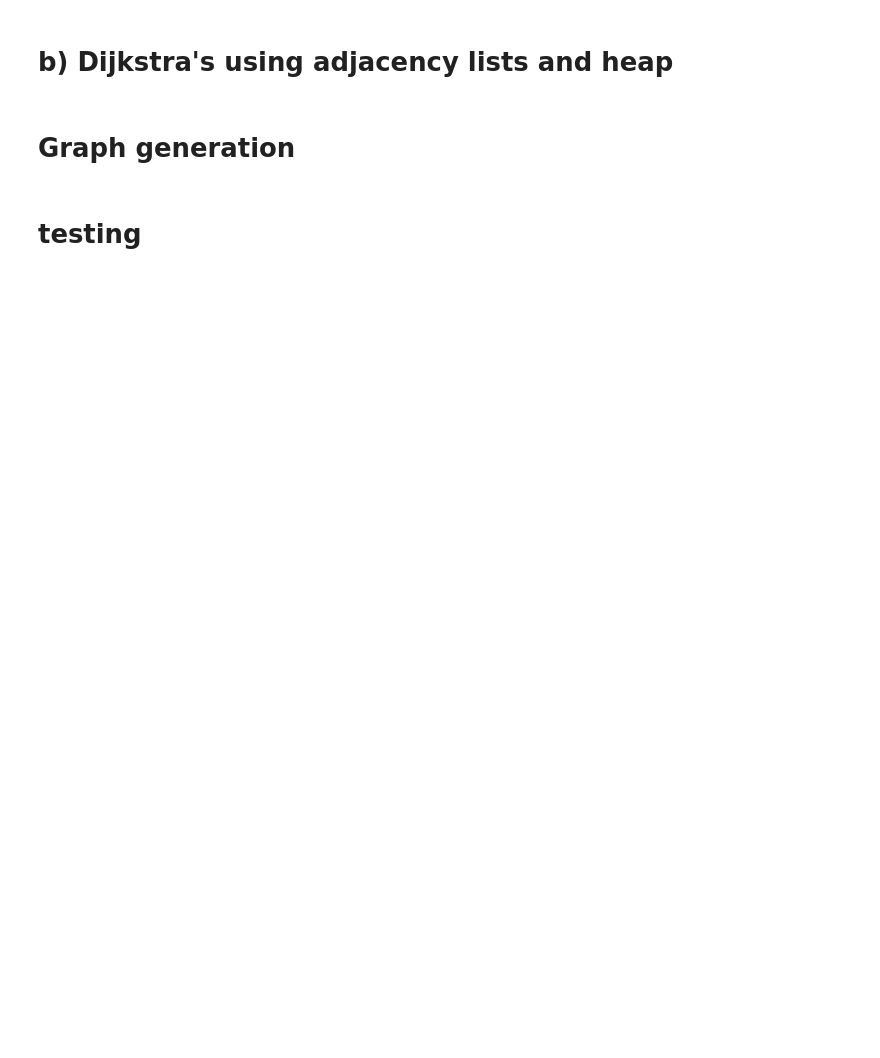
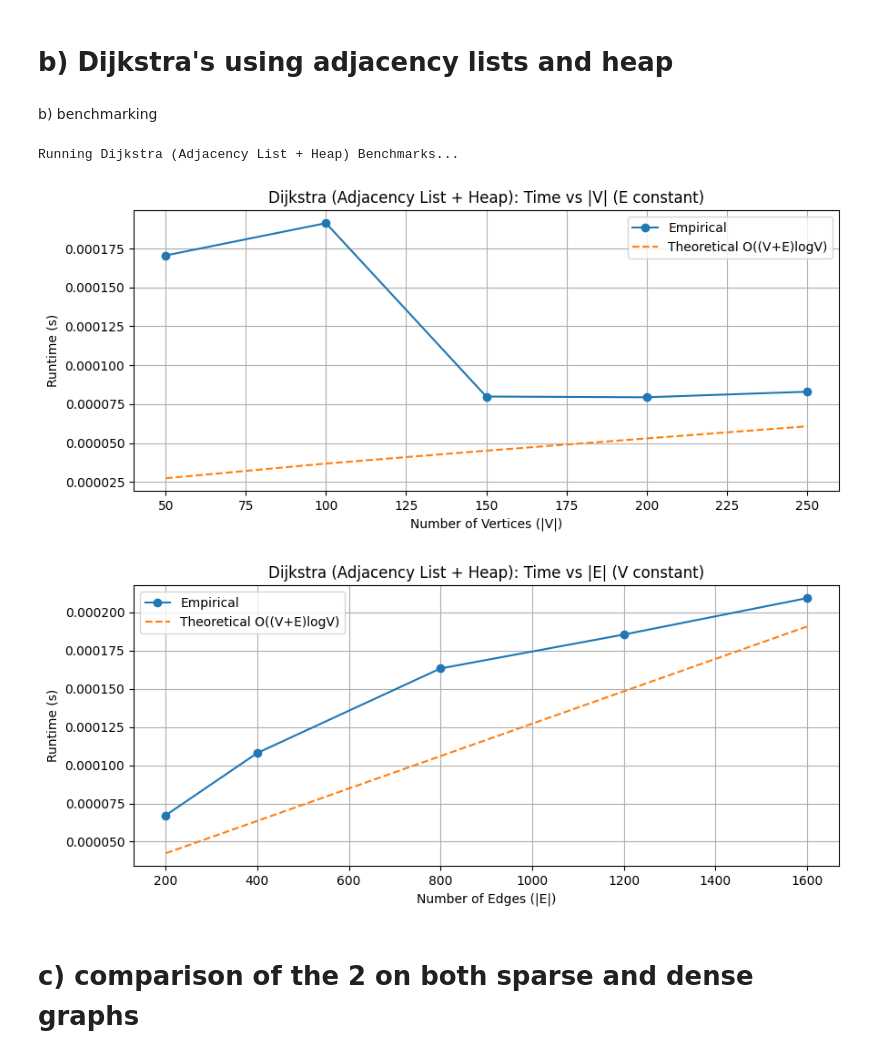
Before and after one commit to steaksandshrooms/SC2001, a Jupyter notebook: project2.ipynb, the cells around one changed output. Saved outputs shown, nothing was run; the diff lists cells and outputs as text; code cells hidden in the pictures; blank space fills up the shorter version.

```diff
--- a/project2.ipynb
+++ b/project2.ipynb
@@ -46,8 +124,66 @@ def dijkList(graph, start):
                 heapq.heappush(pq, (dist[v], v))
 
     return dist
+# %% [markdown]
+b) benchmarking
+# %%
+def benchmark_list():
+    print("Running Dijkstra (Adjacency List + Heap) Benchmarks...")
+
+    E = 300
+    vertex_counts = [50, 100, 150, 200, 250]
+    times = []
+
+    for V in vertex_counts:
+        _, adj_list = generate_graph(V, E if E < V*(V-1)//2 else V*(V-1)//2)
+        start = time.time()
+        dijkList(adj_list, 0)
+        times.append(time.time() - start)
+
+    # Theoretical: O((V+E)logV)
+    theory = [0.00000002 * ((V + E) * math.log(V)) for V in vertex_counts]
+
+    plt.figure(figsize=(10, 4))
+    plt.plot(vertex_counts, times, 'o-', label='Empirical')
+    plt.plot(vertex_counts, theory, '--', label='Theoretical O((V+E)logV)')
+    plt.title("Dijkstra (Adjacency List + Heap): Time vs |V| (E constant)")
+    plt.xlabel("Number of Vertices (|V|)")
+    plt.ylabel("Runtime (s)")
+    plt.legend()
+    plt.grid(True)
+    plt.show()
+
+    V = 200
+    edge_counts = [200, 400, 800, 1200, 1600]
+    times = []
+
+    for E in edge_counts:
+        _, adj_list = generate_graph(V, E)
+        start = time.time()
+        dijkList(adj_list, 0)
+        times.append(time.time() - start)
+
+    # Theoretical: O((V+E)logV)
+    theory = [0.00000002 * ((V + E) * math.log(V)) for E in edge_counts]
+
+    plt.figure(figsize=(10, 4))
+    plt.plot(edge_counts, times, 'o-', label='Empirical')
+    plt.plot(edge_counts, theory, '--', label='Theoretical O((V+E)logV)')
+    plt.title("Dijkstra (Adjacency List + Heap): Time vs |E| (V constant)")
+    plt.xlabel("Number of Edges (|E|)")
+    plt.ylabel("Runtime (s)")
+    plt.legend()
+    plt.grid(True)
+    plt.show()
+
+
+benchmark_list()
+# %% [output]
+Running Dijkstra (Adjacency List + Heap) Benchmarks...
+[figure, added]
+[figure, added]
 # %% [markdown]
-# Graph generation
+# c) comparison of the 2 on both sparse and dense graphs
 # %%
 def generate_dense_graph(V, maxW=10):
     graph = [[math.inf] * V for _ in range(V)]
@@ -68,8 +204,6 @@ def generate_sparse_graph(V, E, maxW=10):
             graph[u].append((v, w))
             edges_added += 1
     return graph
-# %% [markdown]
-# testing
 # %%
 def benchmark():
     sizes = [20, 40, 60, 80, 100]
```
Also changed, not shown: parts of 4 cells of this notebook.
